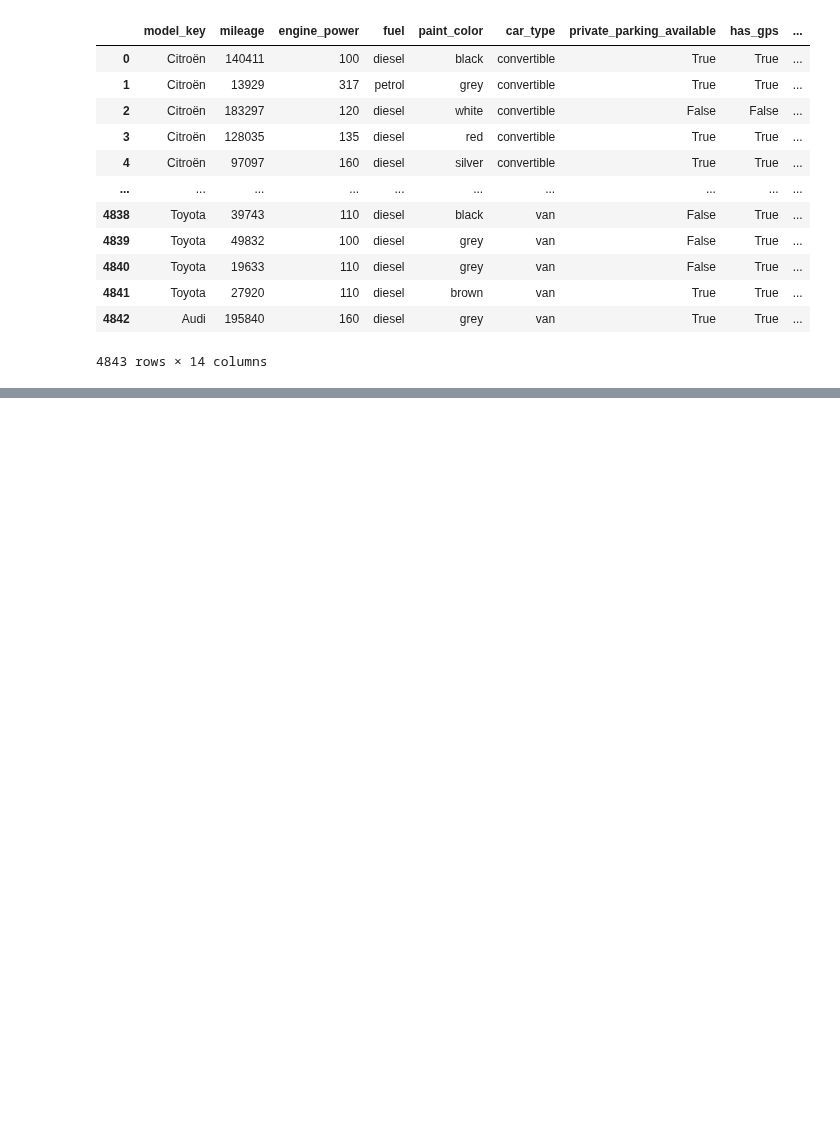
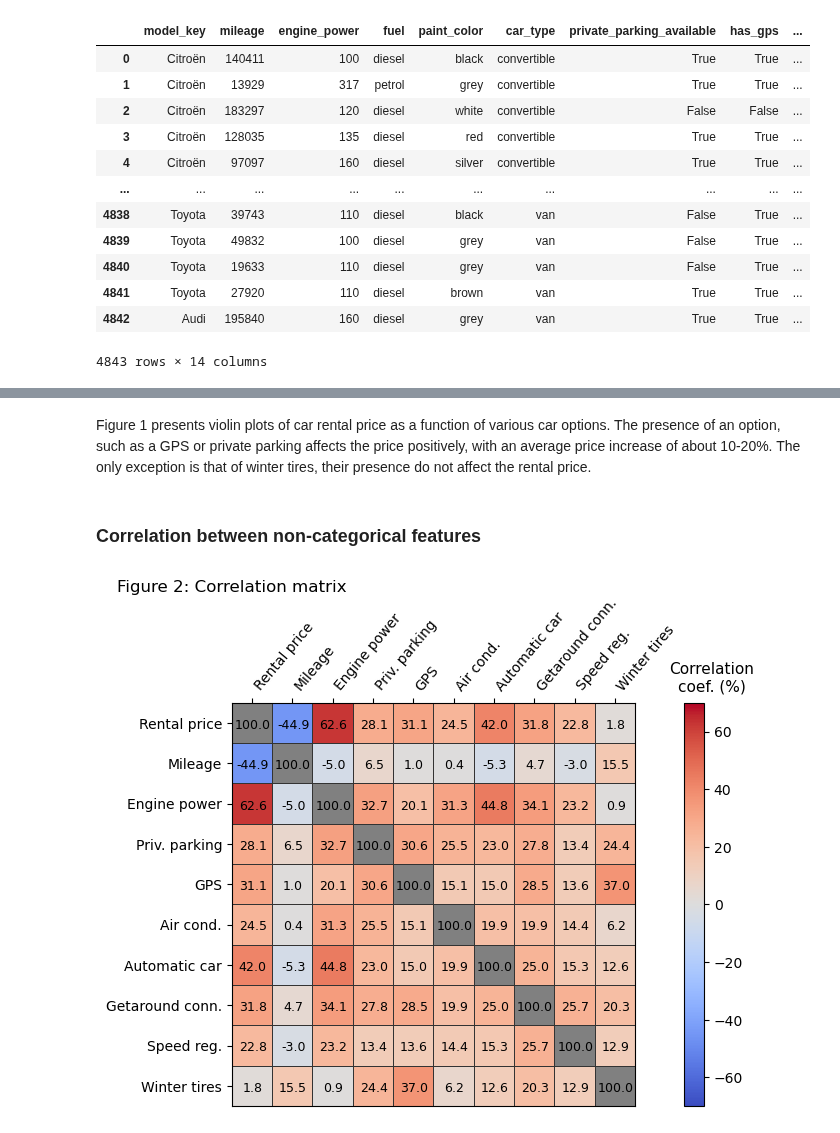
Before and after one commit to netesf13d/jedha-projects, a Jupyter notebook: 1-05-Getaround_Analysis/Getaround_Analysis_pricing.ipynb, the cells around one changed output, grey strips where cells are left out. Drawn from its saved outputs; the diff is of its cells as text; code cells hidden in the pictures; blank space fills up the shorter version.

```diff
--- a/1-05-Getaround_Analysis/Getaround_Analysis_pricing.ipynb
+++ b/1-05-Getaround_Analysis/Getaround_Analysis_pricing.ipynb
@@ -54,0 +200,44 @@ pp_df.describe(include='all')
+# %% [markdown]
+Figure 1 presents violin plots of car rental price as a function of various car options. The presence of an option, such as a GPS or private parking affects the price positively, with an average price increase of about 10-20%. The only exception is that of winter tires, their presence do not affect the rental price.
+# %% [markdown]
+### Correlation between non-categorical features
+# %%
+## Correlation matrix
+df_ = df.loc[:, ['rental_price_per_day'] + quant_vars + bool_vars]
+corr_df = df_.corr().to_numpy()
+
+##
+fig2, ax2 = plt.subplots(
+    nrows=1, ncols=1, figsize=(6.6, 5.6), dpi=100,
+    gridspec_kw={'left': 0.12, 'right': 0.88, 'top': 0.76, 'bottom': 0.04, 'wspace': 0.24})
+cax2 = fig2.add_axes((0.88, 0.04, 0.03, 0.72))
+fig2.suptitle("Figure 2: Correlation matrix",
+              x=0.02, ha='left')
+
+
+ax2.set_aspect('equal')
+cmap2 = plt.get_cmap('coolwarm').copy()
+cmap2.set_extremes(under='0.9', over='0.5')
+heatmap = ax2.pcolormesh(corr_df[::-1]*100, cmap=cmap2, vmin=-70, vmax=70,
+                             edgecolors='0.2', linewidth=0.5)
+
+ax2.tick_params(top=True, labeltop=True, bottom=False, labelbottom=False)
+ticklabels = ['Rental price', 'Mileage', 'Engine power',
+              'Priv. parking', 'GPS', 'Air cond.', 'Automatic car',
+              'Getaround conn.', 'Speed reg.', 'Winter tires']
+ax2.set_xticks(np.linspace(0.5, 9.5, 10), ticklabels, rotation=50, ha='left')
+ax2.set_yticks(np.linspace(9.5, 0.5, 10), ticklabels, rotation=0)
+
+for (i, j), c in np.ndenumerate(corr_df[::-1]*100):
+    ax2.text(j+0.52, i+0.45, f'{c:.1f}', ha='center', va='center', fontsize=9)
+
+pos = ax2.get_position().bounds
+x, y = pos[0], pos[1] + pos[3]
+
+fig2.colorbar(heatmap, cax=cax2, orientation="vertical", ticklocation="right")
+cax2.text(1.4, 1.03, 'Correlation\ncoef. (%)', fontsize=11, ha='center', transform=cax2.transAxes)
+
+
+plt.show()
+# %% [output]
+[figure, added]
```
Also changed, not shown: parts of 52 cells of this notebook, 9 other files.
